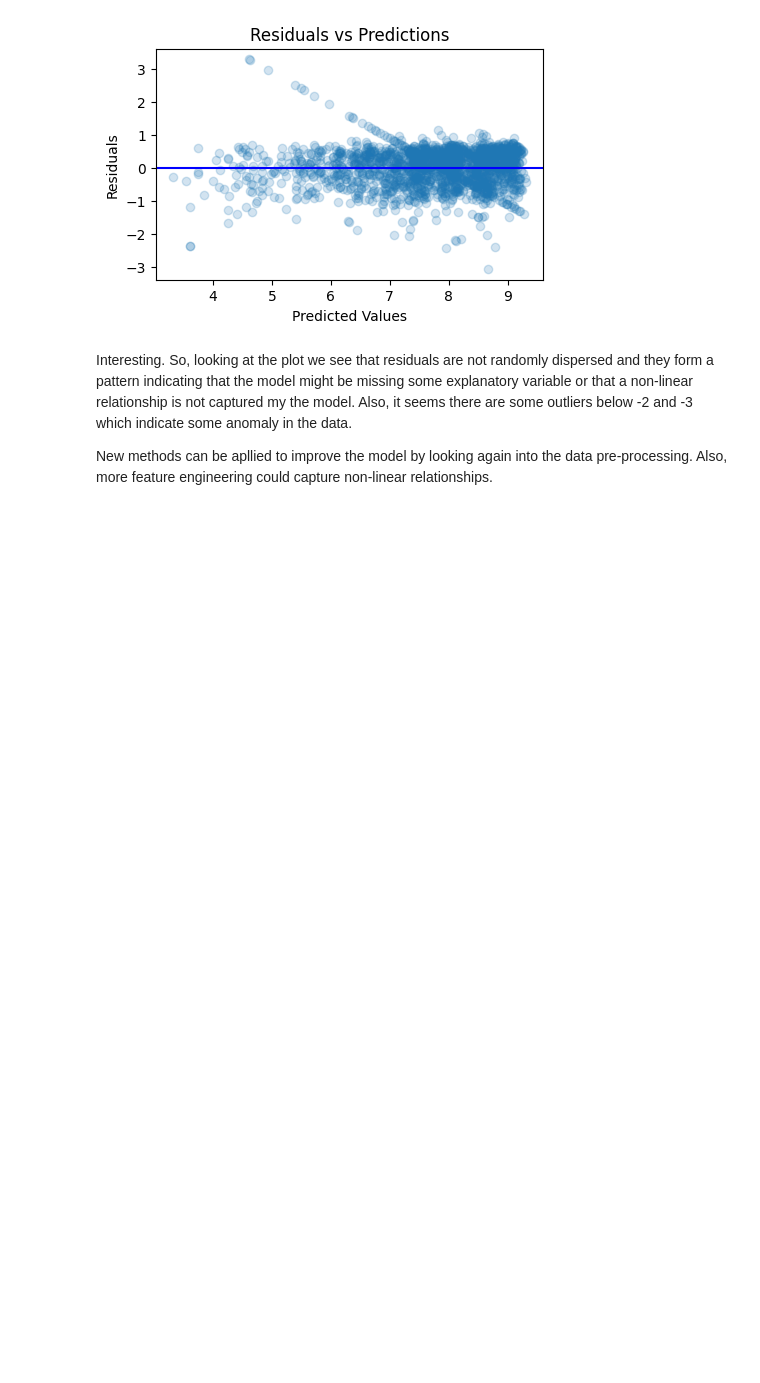
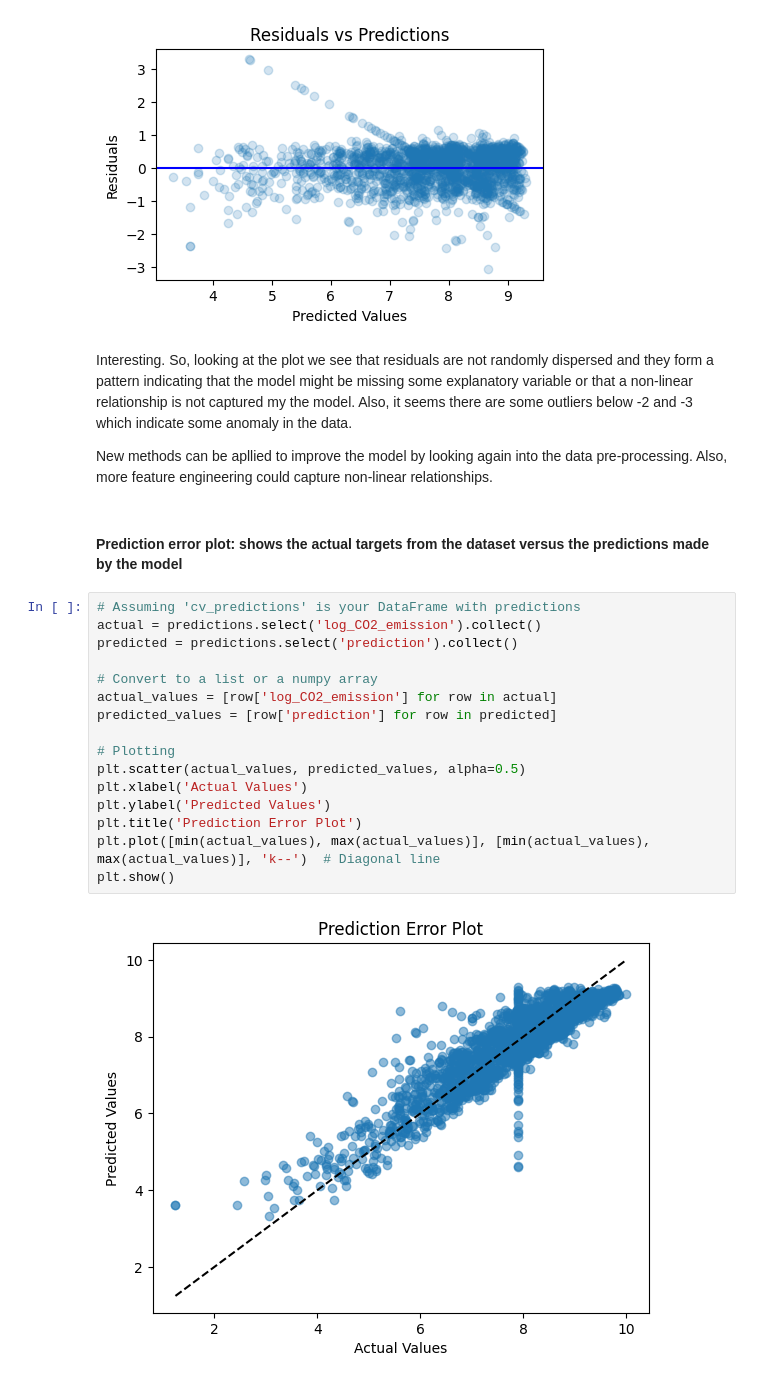
Before and after one commit to krsk29/ML-pipeline-Co2, a Jupyter notebook: src/model_evaluation.ipynb, the cells around one changed output. Cells and saved outputs as stored; diff of their text form; blank space fills up the shorter version.

Commit message:
more in depth model evaluation analysis

```diff
--- a/src/model_evaluation.ipynb
+++ b/src/model_evaluation.ipynb
@@ -56,3 +65,23 @@ plt.show()
 Interesting. So, looking at the plot we see that residuals are not randomly dispersed and they form a pattern indicating that the model might be missing some explanatory variable or that a non-linear relationship is not captured my the model. Also, it seems there are some outliers below -2 and -3 which indicate some anomaly in the data.
 
 New methods can be apllied to improve the model by looking again into the data pre-processing. Also, more feature engineering could capture non-linear relationships.
+# %% [markdown]
+#### Prediction error plot: shows the actual targets from the dataset versus the predictions made by the model
+# %%
+# Assuming 'cv_predictions' is your DataFrame with predictions
+actual = predictions.select('log_CO2_emission').collect()
+predicted = predictions.select('prediction').collect()
+
+# Convert to a list or a numpy array
+actual_values = [row['log_CO2_emission'] for row in actual]
+predicted_values = [row['prediction'] for row in predicted]
+
+# Plotting
+plt.scatter(actual_values, predicted_values, alpha=0.5)
+plt.xlabel('Actual Values')
+plt.ylabel('Predicted Values')
+plt.title('Prediction Error Plot')
+plt.plot([min(actual_values), max(actual_values)], [min(actual_values), max(actual_values)], 'k--')  # Diagonal line
+plt.show()
+# %% [output]
+[figure, added]
```
Also changed, not shown: parts of 9 cells of this notebook.
